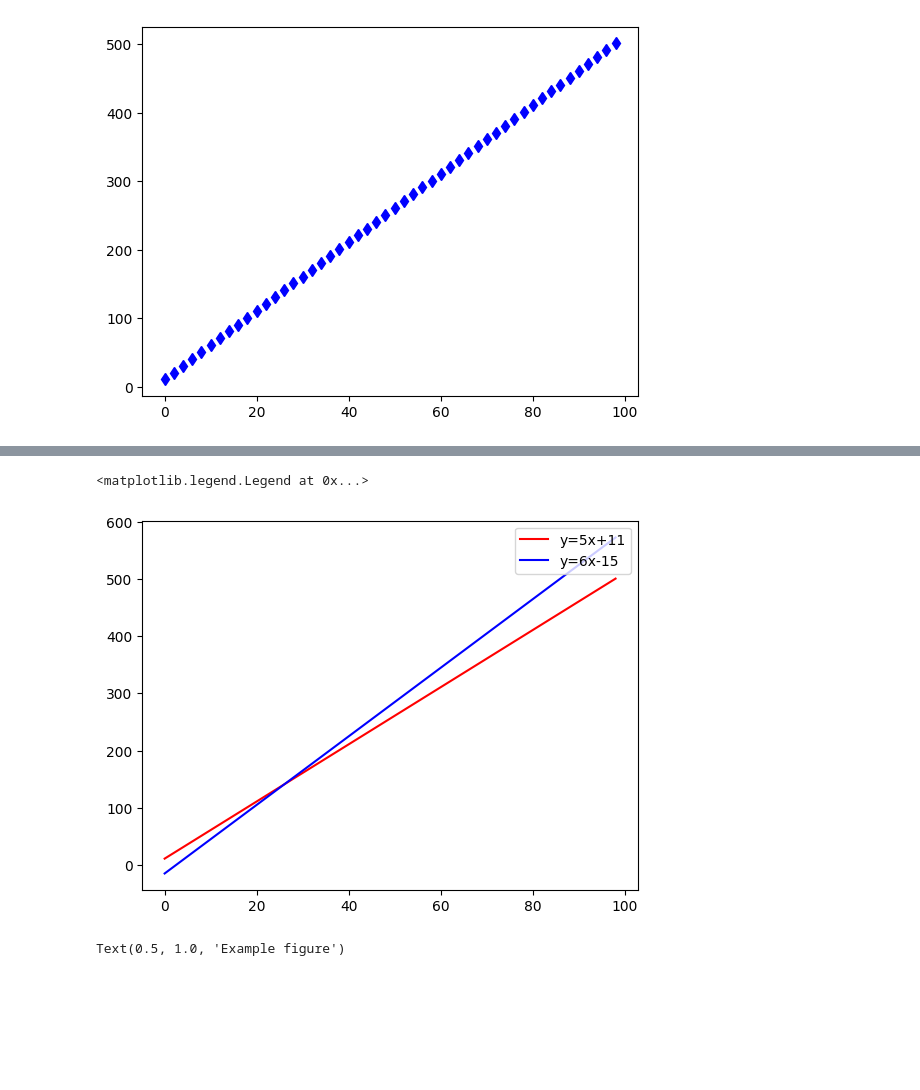
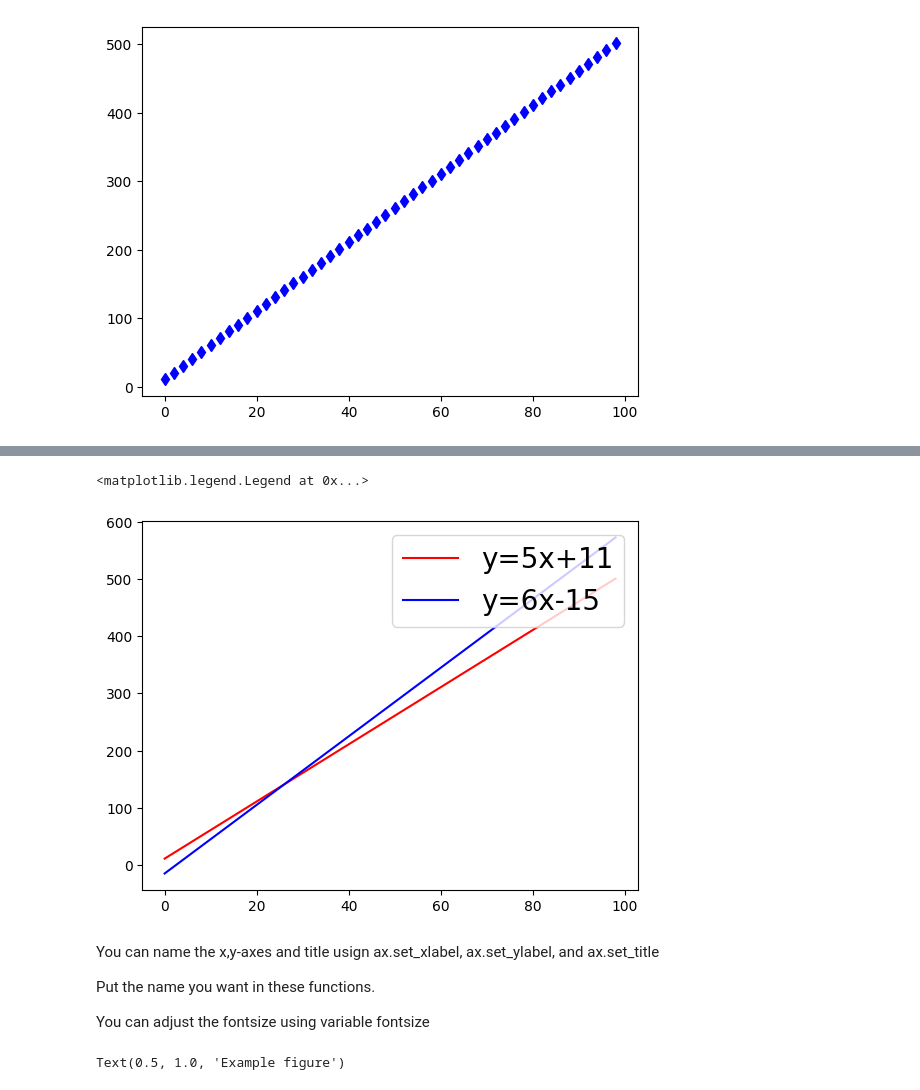
Before and after one commit to kim8517/astrolab, a Jupyter notebook: basic_python/basic_python.ipynb, the cells around one changed output, grey strips where cells are left out. Cells and saved outputs as stored; diff of their text form; code cells hidden in the pictures; blank space fills up the shorter version.

```diff
--- a/basic_python/basic_python.ipynb
+++ b/basic_python/basic_python.ipynb
@@ -965,32 +1201,14 @@ ax.plot(x,y)
 [<matplotlib.lines.Line2D at 0x...>]
 [figure]
 # %%
-from matplotlib import pyplot as plt
-import numpy as np
-
-def linear(x):
-    return 5*x+11
-
-x = np.arange(0,100,2)
-y = linear(x)
-
-f, ax = plt.subplots(1,1, figsize=(15,5))
+f, ax = plt.subplots(1,1, figsize=(15,5)) # here, we specify the size of the figure
 ax.plot(x,y)
 # %% [output]
 [<matplotlib.lines.Line2D at 0x...>]
 [figure]
 # %%
-from matplotlib import pyplot as plt
-import numpy as np
-
-def linear(x):
-    return 5*x+11
-
-x = np.arange(0,100,2)
-y = linear(x)
-
-f, ax = plt.subplots(2,2)
-ax[0,1].plot(x,y)
+f, ax = plt.subplots(2,2) # here, we generate 2x2 panels
+ax[0,1].plot(x,y) # because there are multiple panels, you have to specify the panel on which you draw the graph.
 # %% [output]
 [<matplotlib.lines.Line2D at 0x...>]
 [figure]
@@ -997,15 +1241,6 @@ ax[0,1].plot(x,y)
 # %%
-from matplotlib import pyplot as plt
-import numpy as np
-
-def linear(x):
-    return 5*x+11
-
-x = np.arange(0,100,2)
-y = linear(x)
-
 f, ax = plt.subplots(1,1)
-ax.plot(x,y,'bd')
+ax.plot(x,y,'bd') # blude diamond
 # %% [output]
 [<matplotlib.lines.Line2D at 0x...>]
 [figure]
@@ -1012,24 +1258,30 @@ ax.plot(x,y,'bd')
 # %%
 from matplotlib import pyplot as plt
 import numpy as np
 
 def linear1(x):
     return 5*x+11
 
 def linear2(x):
     return 6*x-15
 
 x = np.arange(0,100,2)
 y1 = linear1(x)
 y2 = linear2(x)
 
 f, ax = plt.subplots(1,1)
 ax.plot(x,y1,'r-', label='y=5x+11')
 ax.plot(x,y2,'b-', label='y=6x-15')
-ax.legend(loc=1)
+ax.legend(loc=1, fontsize=20) # locate the legend at 1 (top right) with the fontsize of 20
 # %% [output]
 <matplotlib.legend.Legend at 0x...>
-[figure, old version]
+[figure, new version]
+# %% [markdown]
+You can name the x,y-axes and title usign ax.set_xlabel, ax.set_ylabel, and ax.set_title
+
+Put the name you want in these functions.
+
+You can adjust the fontsize using variable fontsize
 # %%
 from matplotlib import pyplot as plt
 import numpy as np
```
Also changed, not shown: parts of 35 cells of this notebook, 2 other files.
